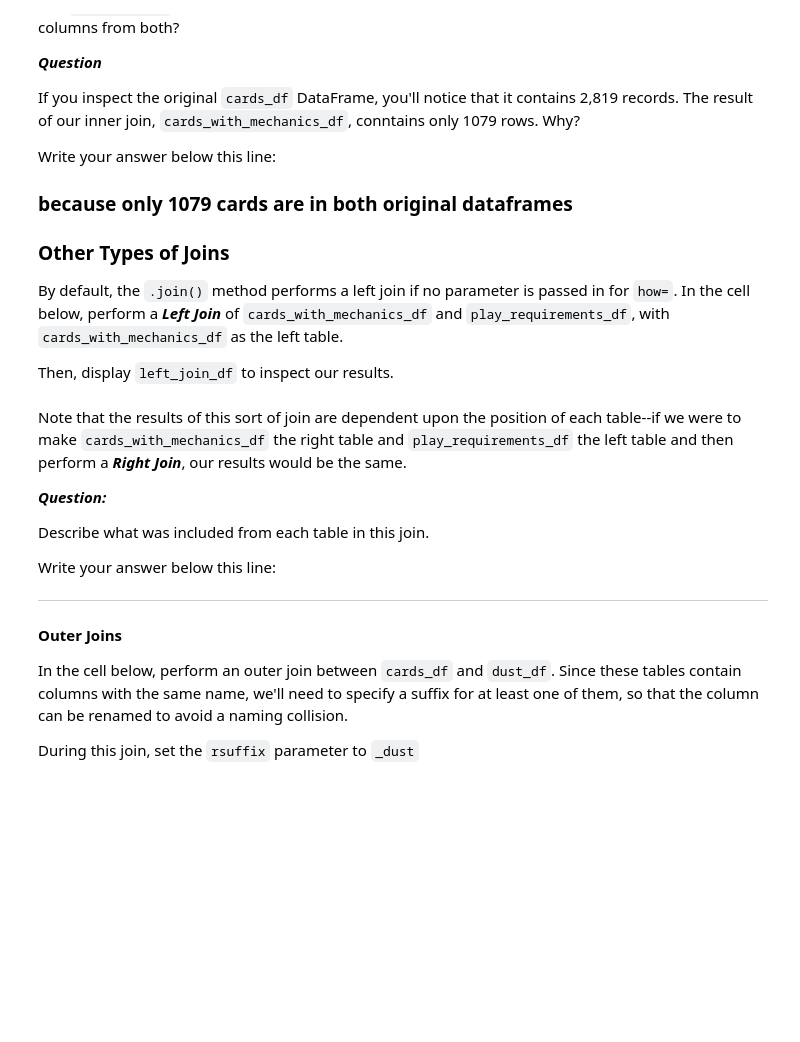
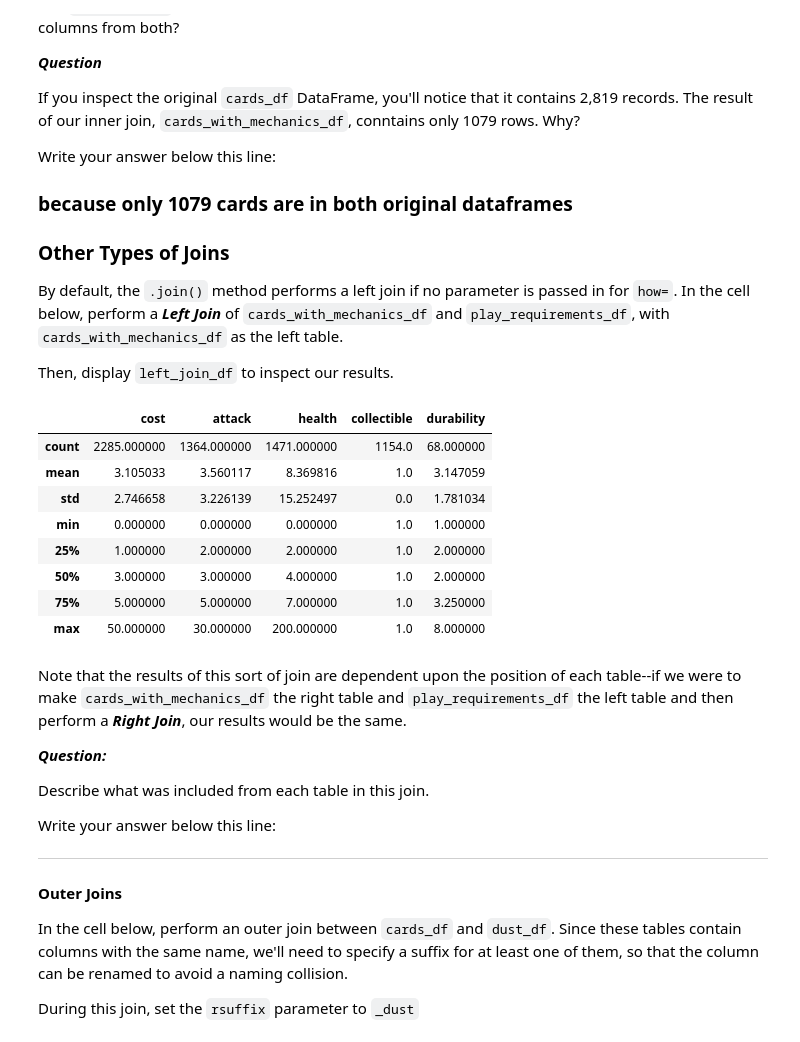
Before and after one commit to dlm6693/dsc-0-04-09-combining-dataframes-lab-nyc-ds-career-031119, a Jupyter notebook: index.ipynb, the cells around one changed output. Cells and saved outputs as stored; diff of their text form; code cells hidden in the pictures; blank space fills up the shorter version.

```diff
--- a/index.ipynb
+++ b/index.ipynb
@@ -234,8 +234,18 @@ By default, the `.join()` method performs a left join if no parameter is passed
 
 Then, display `left_join_df` to inspect our results.
 # %%
-left_join_df = cards_df.join(mechanics_df, how='in)
-left_join_df
+left_join_df = cards_df.join(mechanics_df)
+left_join_df.describe()
+# %% [output]
+|  | cost | attack | health | collectible | durability |
+| count | 2285.000000 | 1364.000000 | 1471.000000 | 1154.0 | 68.000000 |
+| mean | 3.105033 | 3.560117 | 8.369816 | 1.0 | 3.147059 |
+| std | 2.746658 | 3.226139 | 15.252497 | 0.0 | 1.781034 |
+| min | 0.000000 | 0.000000 | 0.000000 | 1.0 | 1.000000 |
+| 25% | 1.000000 | 2.000000 | 2.000000 | 1.0 | 2.000000 |
+| 50% | 3.000000 | 3.000000 | 4.000000 | 1.0 | 2.000000 |
+| 75% | 5.000000 | 5.000000 | 7.000000 | 1.0 | 3.250000 |
+| max | 50.000000 | 30.000000 | 200.000000 | 1.0 | 8.000000 |
 # %% [markdown]
 Note that the results of this sort of join are dependent upon the position of each table--if we were to make `cards_with_mechanics_df` the right table and `play_requirements_df` the left table and then perform a **_Right Join_**, our results would be the same.
 
```
